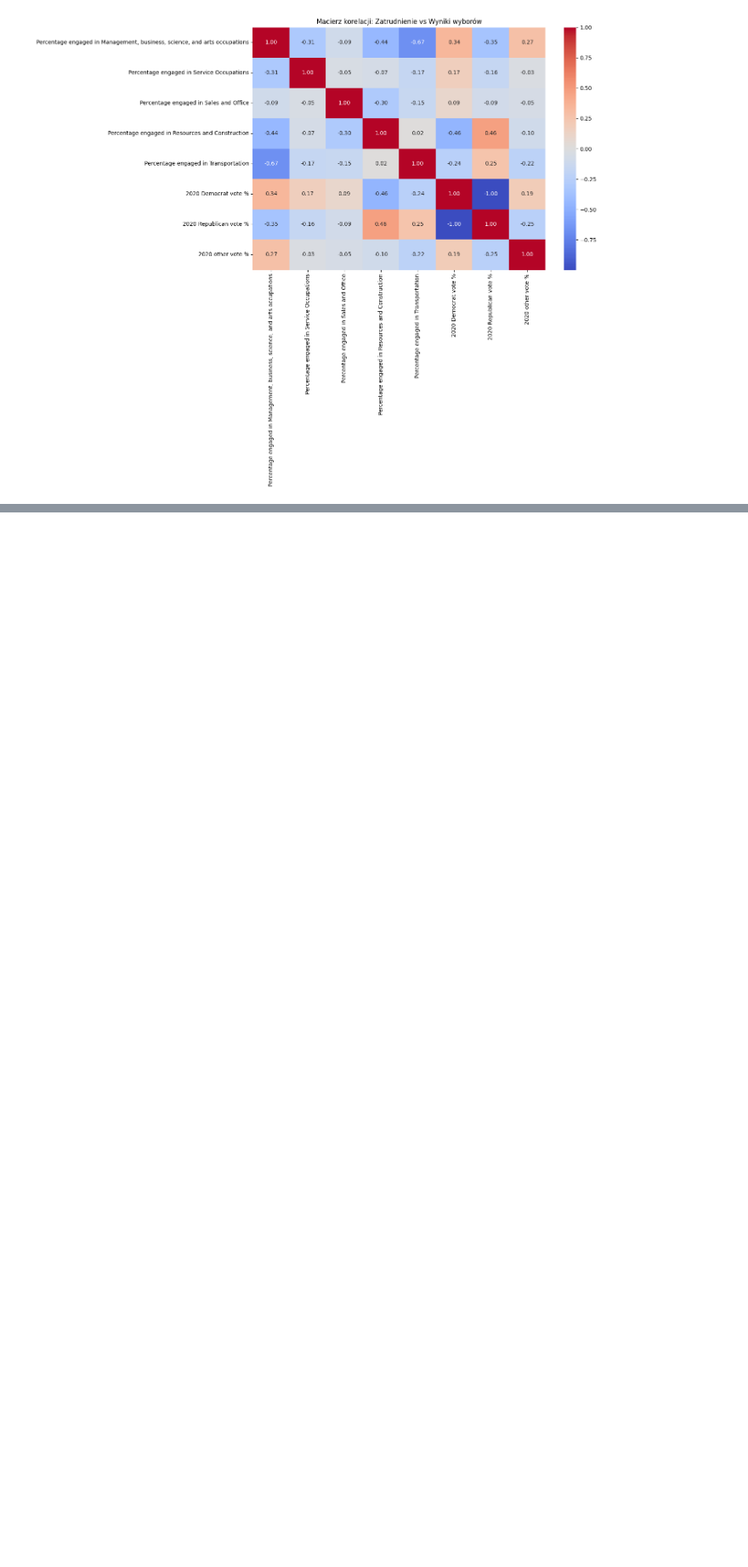
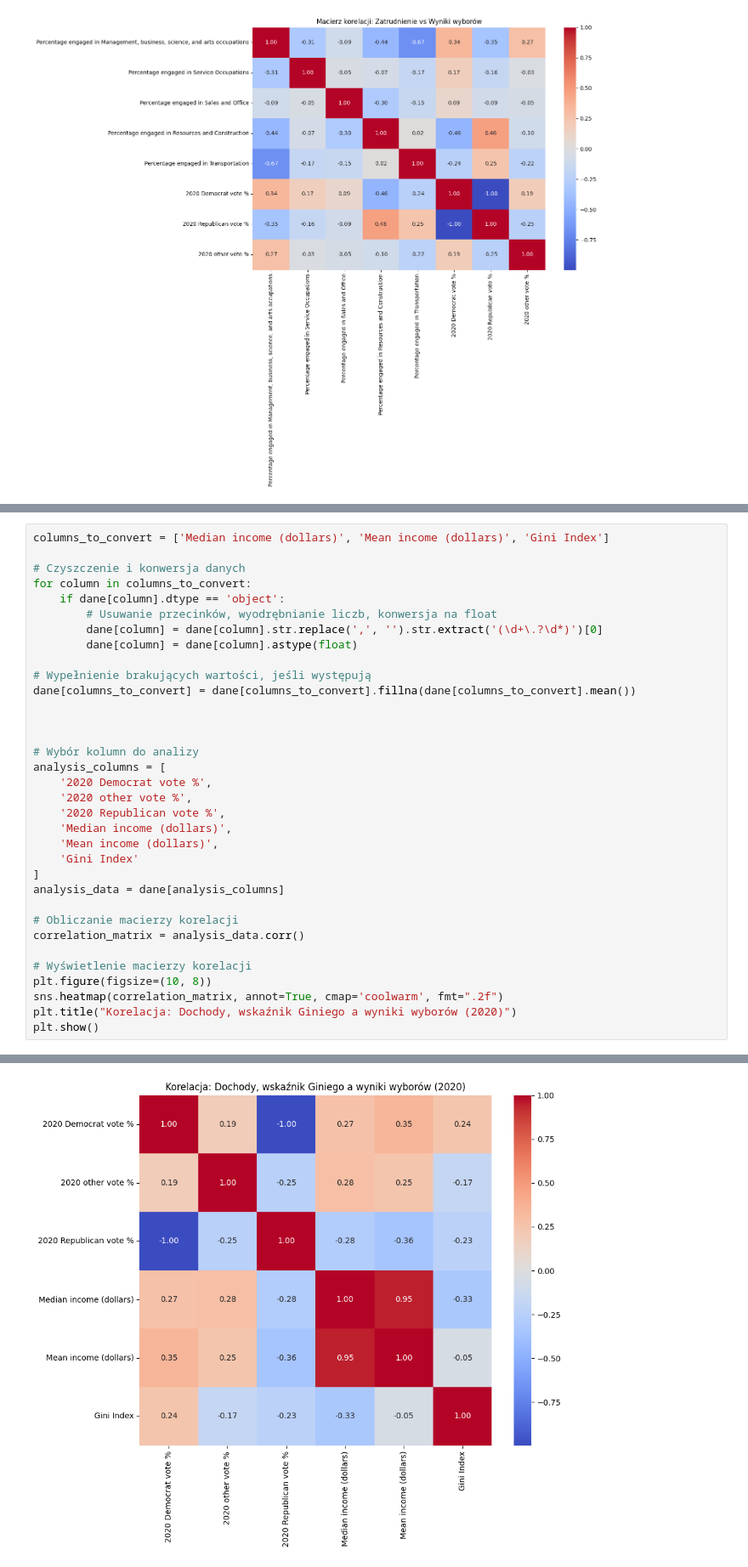
Before and after one commit to HowToCarpeDiem/Analysis-of-the-2020-US-presidential-election, a Jupyter notebook: geop1.ipynb, the cells around one changed output, grey strips where cells are left out. Shown at 85% size. Cells and saved outputs as stored; diff of their text form; blank space fills up the shorter version.

```diff
--- a/geop1.ipynb
+++ b/geop1.ipynb
@@ -314,0 +395,35 @@ for sektor in kolumny_zatrudnienie:
+# %%
+columns_to_convert = ['Median income (dollars)', 'Mean income (dollars)', 'Gini Index']
+
+# Czyszczenie i konwersja danych
+for column in columns_to_convert:
+    if dane[column].dtype == 'object':
+        # Usuwanie przecinków, wyodrębnianie liczb, konwersja na float
+        dane[column] = dane[column].str.replace(',', '').str.extract('(\d+\.?\d*)')[0]
+        dane[column] = dane[column].astype(float)
+
+# Wypełnienie brakujących wartości, jeśli występują
+dane[columns_to_convert] = dane[columns_to_convert].fillna(dane[columns_to_convert].mean())
+
+
+
+# Wybór kolumn do analizy
+analysis_columns = [
+    '2020 Democrat vote %',
+    '2020 other vote %',
+    '2020 Republican vote %',
+    'Median income (dollars)',
+    'Mean income (dollars)',
+    'Gini Index'
+]
+analysis_data = dane[analysis_columns]
+
+# Obliczanie macierzy korelacji
+correlation_matrix = analysis_data.corr()
+
+# Wyświetlenie macierzy korelacji
+plt.figure(figsize=(10, 8))
+sns.heatmap(correlation_matrix, annot=True, cmap='coolwarm', fmt=".2f")
+plt.title("Korelacja: Dochody, wskaźnik Giniego a wyniki wyborów (2020)")
+plt.show()
+# %% [output]
@@ -314,0 +437 @@ for sektor in kolumny_zatrudnienie:
+[figure, added]
```
Also changed, not shown: parts of 14 cells of this notebook, 1 other file.
